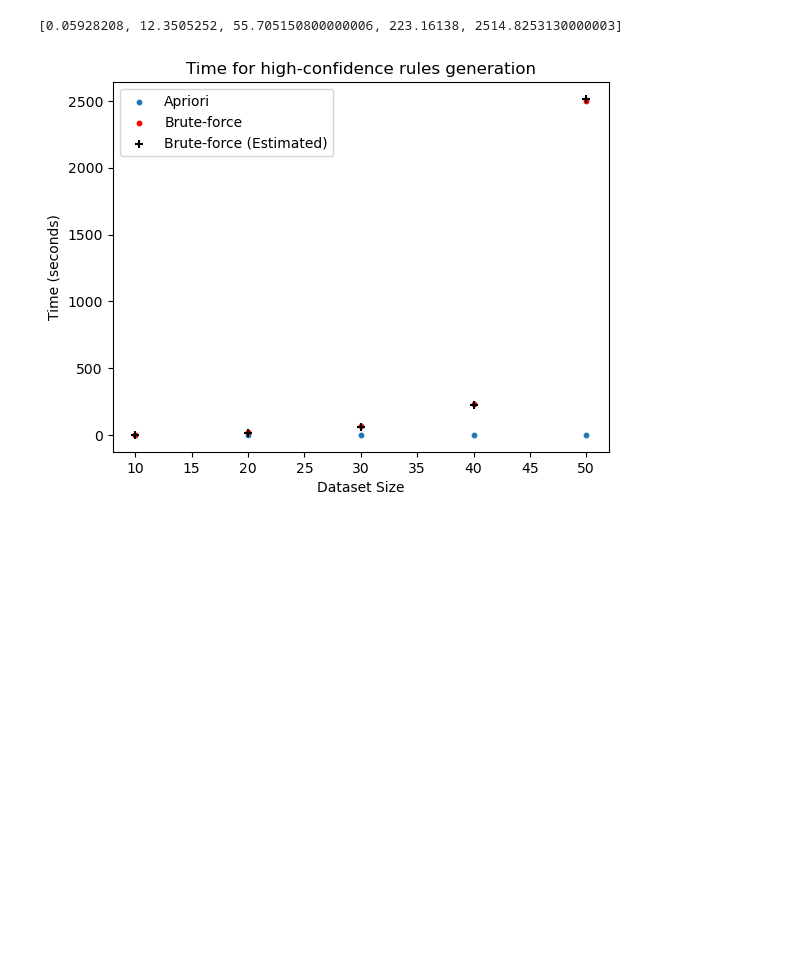
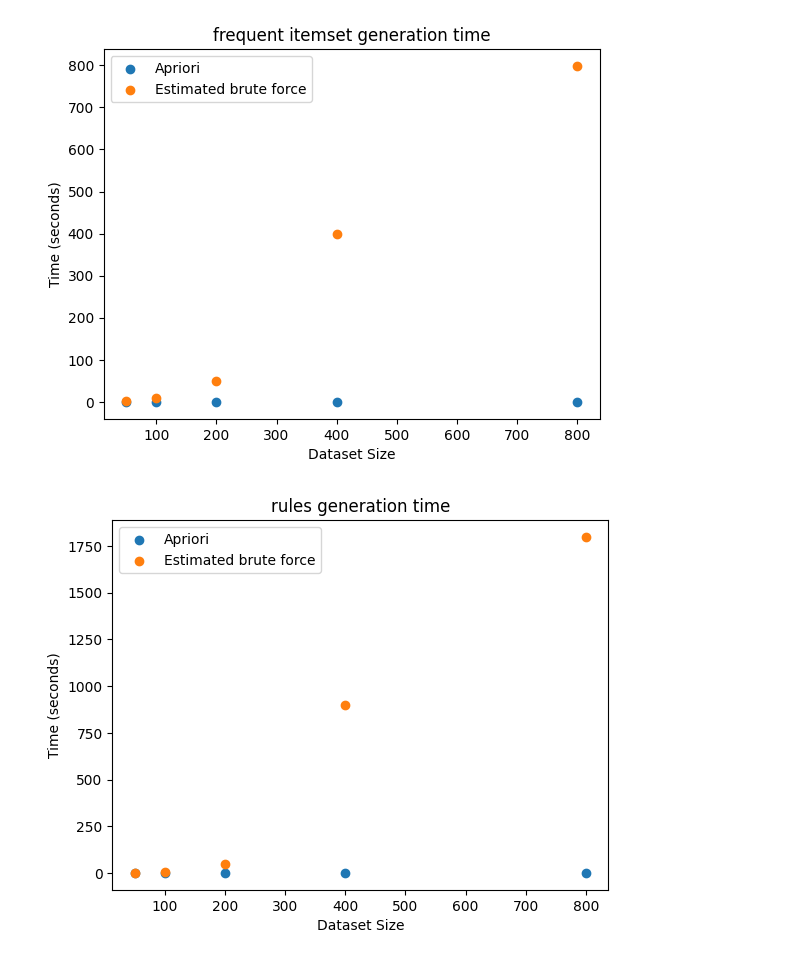
Before and after one commit to nusjzx/a2, a Jupyter notebook: a2.ipynb, the cells around one changed output. Drawn from its saved outputs; the diff is of its cells as text; code cells hidden in the pictures; blank space fills up the shorter version.

```diff
--- a/a2.ipynb
+++ b/a2.ipynb
@@ -136,0 +17,3 @@ def Apriori(basket):
+# %%
+MIN_SUPPORT=0.001
+MIN_CONFIDENCE=0.001
@@ -307,0 +107,30 @@ for i, dataset in enumerate(datasets):
+# %%
+def estimated_bf(transactions):
+    n = len(transactions)
+    w = max([len(i) for i in transactions])
+    unique_items = set(chain(*transactions))
+    d = len(unique_items)
+
+    fi_time=c_fi*n*pow(2,d)*w
+    rg_time=c_rg*(pow(3,d)-pow(2,(d+1))+1)*n*w
+
+    return fi_time,rg_time
+# %%
+dataset_index = [50, 100, 200, 400, 800]
+apriori_fi_times = []
+apriori_rg_times = []
+bf_fi_times = []
+bf_rg_times = []
+ns = []
+for size in dataset_index:
+    txns = transactions[:size]
+    n=len(txns)
+    print(f"Dataset with {n} transactions")
+    apriori_fi_time, apriori_rg_time= Apriori(txns)
+    bf_fi_time, bf_rg_time= estimated_bf(txns)
+    print('----------------------------------------------------------------------')
+    apriori_fi_times.append(apriori_fi_time)
+    apriori_rg_times.append(apriori_rg_time)
+    bf_fi_times.append(bf_fi_time)
+    bf_rg_times.append(bf_rg_time)
+    ns.append(n)
@@ -308,11 +155,18 @@ for i, dataset in enumerate(datasets):
 # %%
-def to_plot(times_1, times_2,times_3, dataset_len, title ):
+#plot time on large datasets
+
+def plot(times_1, times_2, dataset_len, title ):
   # plot the measured time and the estimated time
-  plt.scatter(dataset_len, times_1, s=10,label="Apriori")
-  plt.scatter(dataset_len, times_2, s=10,color='r', label="Brute-force")
-  plt.scatter(dataset_len, times_3, color='black', marker='+', label="Brute-force (Estimated)")
+  plt.scatter(dataset_len, times_1, label="Apriori")
+  plt.scatter(dataset_len, times_2, label="Estimated brute force")
   plt.title(title)
   plt.xlabel("Dataset Size")
   plt.ylabel("Time (seconds)")
   plt.legend()
   plt.show()
+
+plot(apriori_fi_times, bf_fi_times, ns, 'frequent itemset generation time')
+plot(apriori_rg_times, bf_rg_times, ns, 'rules generation time')
+# %% [output]
+[figure, added]
+[figure, added]
@@ -331,9 +172,0 @@ for time, d,n,w in zip(bf_times_rules, d_list,n_list,w_list):
-# %%
-#plot time on small datasets
-dataset_len = [10,20,30,40,50]
-
-to_plot(apriori_times_frequent, bf_times_frequent,bf_times_frequent_estimated, dataset_len, 'Time for frequent itemset generation')
-to_plot(apriori_times_rules_from_sratch, bf_times_rules_from_scrach,bf_times_rules_estimated, dataset_len, 'Time for high-confidence rules generation')
-# %% [output]
-[0.05928208, 12.3505252, 55.705150800000006, 223.16138, 2514.8253130000003]
-[figure, removed]
```
Also changed, not shown: parts of 26 cells of this notebook.
